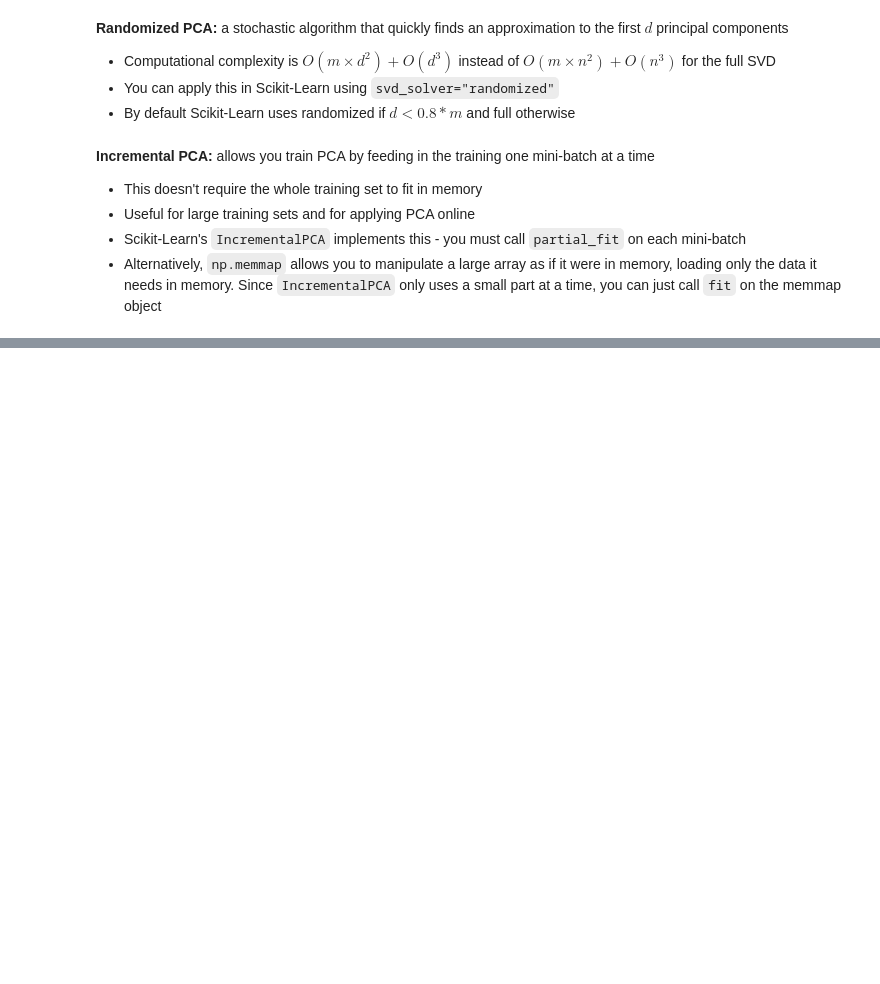
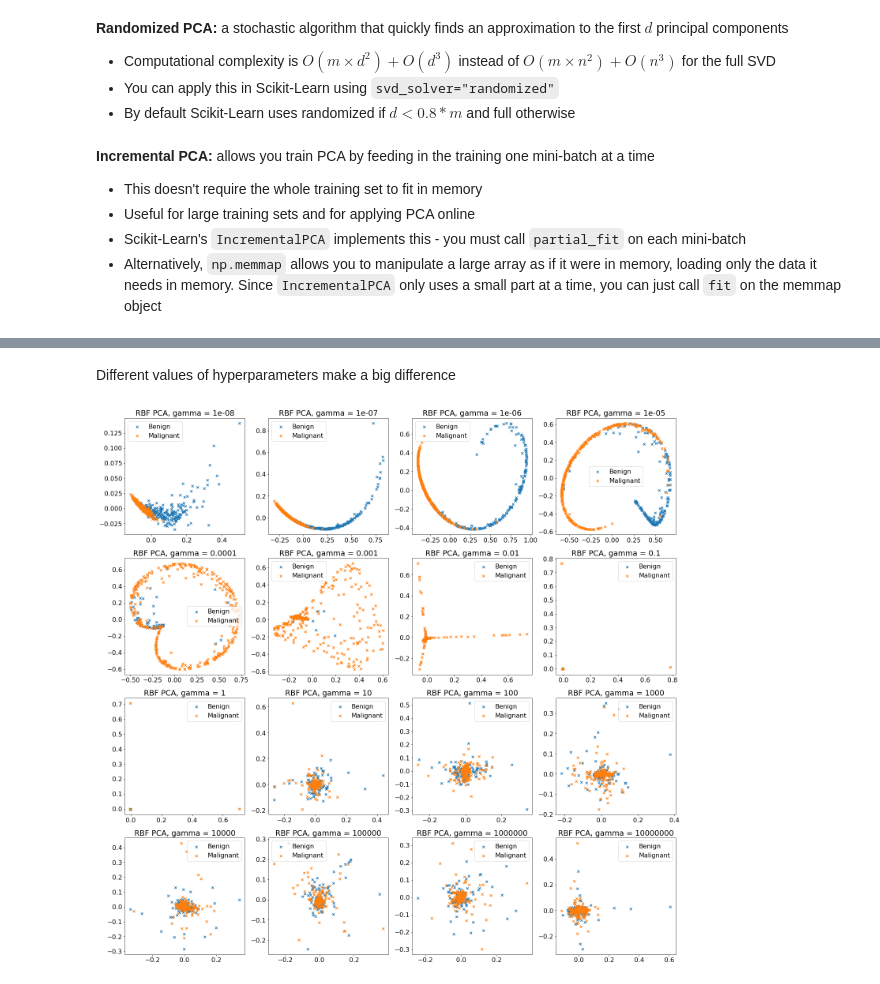
Before and after one commit to chris-leonard/hands-on-machine-learning, a Jupyter notebook: chapter-8/chapter-8-notes.ipynb, the cells around one changed output, grey strips where cells are left out. Cells and saved outputs as stored; diff of their text form; code cells hidden in the pictures; blank space fills up the shorter version.

```diff
--- a/chapter-8/chapter-8-notes.ipynb
+++ b/chapter-8/chapter-8-notes.ipynb
@@ -292,0 +354,16 @@ inc_pca = IncrementalPCA(n_components=5, batch_size=batch_size)
+# %% [markdown]
+Different values of hyperparameters make a big difference
+# %%
+fig, axs = plt.subplots(4, 4, figsize=(25, 25))
+axs_ravel = axs.ravel()
+
+gamma_list = [10**i for i in range(-8, 8)]
+for i, gamma in enumerate(gamma_list):
+    rbf_pca = KernelPCA(n_components=2, kernel="rbf", gamma=gamma)
+    X_rbf = rbf_pca.fit_transform(X)
+
+    plot_first_two_features(
+        X_rbf, y, ax=axs_ravel[i], title="RBF PCA, gamma = {}".format(gamma)
+    )
+# %% [output]
+[figure, added]
```
Also changed, not shown: parts of 21 cells of this notebook.
